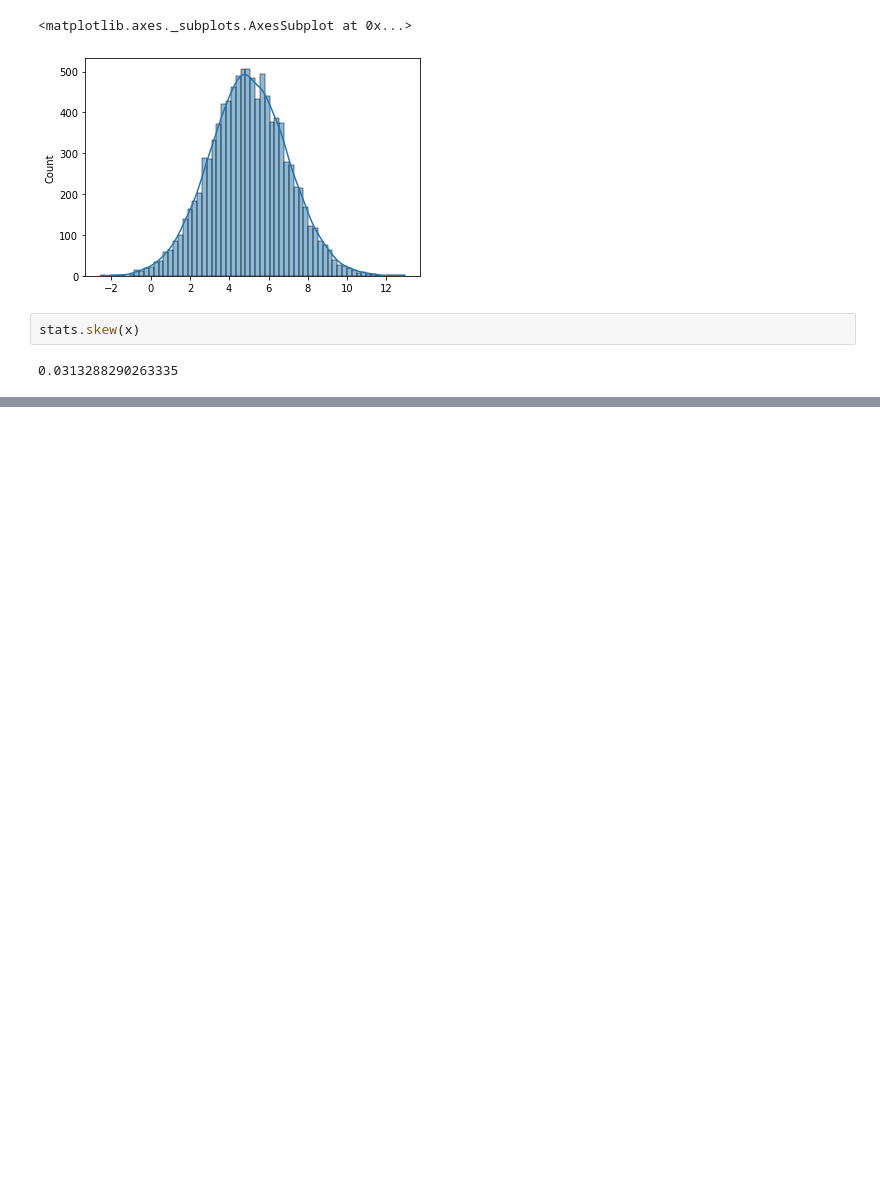
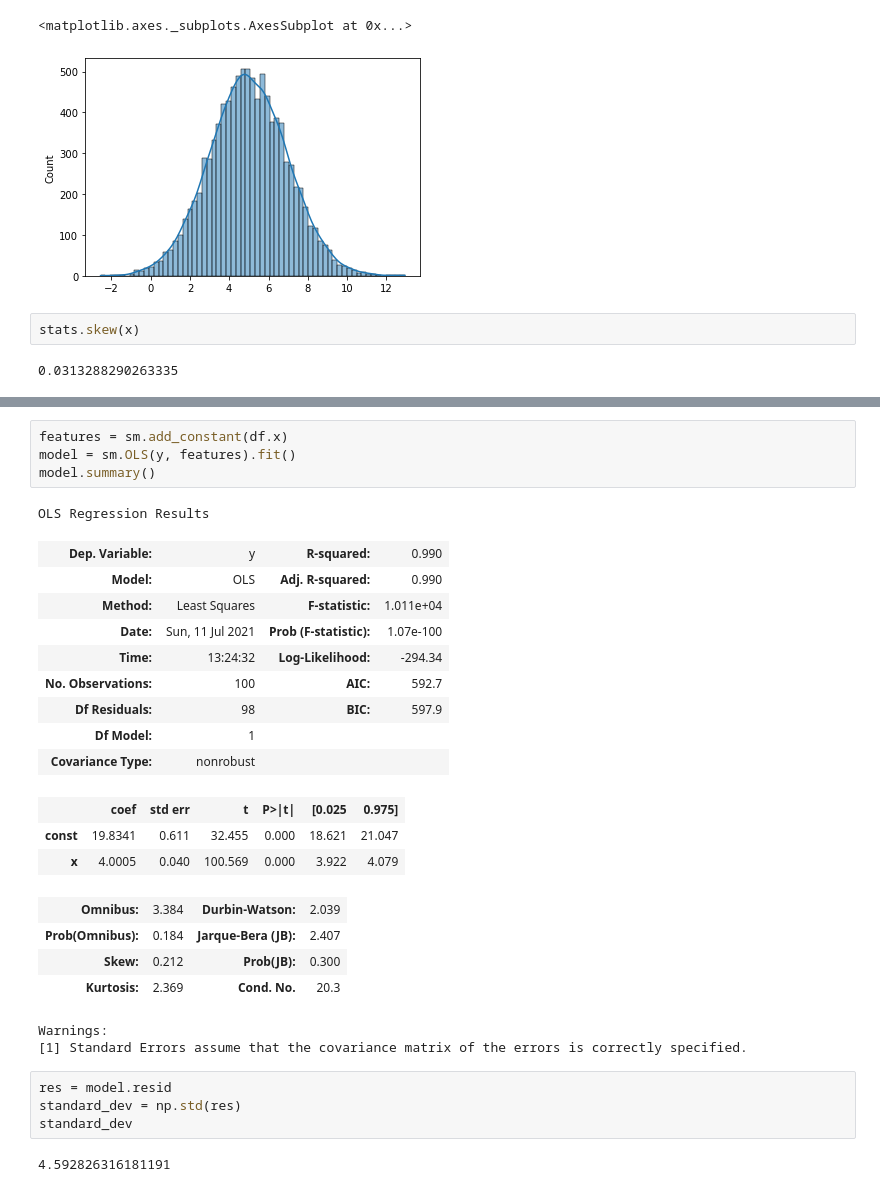
Before and after one commit to starnlm/Python-Practice, a Jupyter notebook: Distributions in Python.ipynb, the cells around one changed output, grey strips where cells are left out. Saved outputs shown, nothing was run; the diff lists cells and outputs as text; blank space fills up the shorter version.

```diff
--- a/Distributions in Python.ipynb
+++ b/Distributions in Python.ipynb
@@ -40,0 +72,30 @@ stats.skew(x)
+# %%
+features = sm.add_constant(df.x)
+model = sm.OLS(y, features).fit()
+model.summary()
+# %% [output]
+OLS Regression Results
+| Dep. Variable: | y | R-squared: | 0.990 |
+| Model: | OLS | Adj. R-squared: | 0.990 |
+| Method: | Least Squares | F-statistic: | 1.011e+04 |
+| Date: | Sun, 11 Jul 2021 | Prob (F-statistic): | 1.07e-100 |
+| Time: | 13:24:32 | Log-Likelihood: | -294.34 |
+| No. Observations: | 100 | AIC: | 592.7 |
+| Df Residuals: | 98 | BIC: | 597.9 |
+| Df Model: | 1 |  |  |
+| Covariance Type: | nonrobust |  |  |
+|  | coef | std err | t | P>|t| | [0.025 | 0.975] |
+| const | 19.8341 | 0.611 | 32.455 | 0.000 | 18.621 | 21.047 |
+| x | 4.0005 | 0.040 | 100.569 | 0.000 | 3.922 | 4.079 |
+| Omnibus: | 3.384 | Durbin-Watson: | 2.039 |
+| Prob(Omnibus): | 0.184 | Jarque-Bera (JB): | 2.407 |
+| Skew: | 0.212 | Prob(JB): | 0.300 |
+| Kurtosis: | 2.369 | Cond. No. | 20.3 |
+Warnings:
+[1] Standard Errors assume that the covariance matrix of the errors is correctly specified.
+# %%
+res = model.resid
+standard_dev = np.std(res)
+standard_dev
+# %% [output]
+4.592826316181191
```
Also changed, not shown: parts of 6 cells of this notebook.
